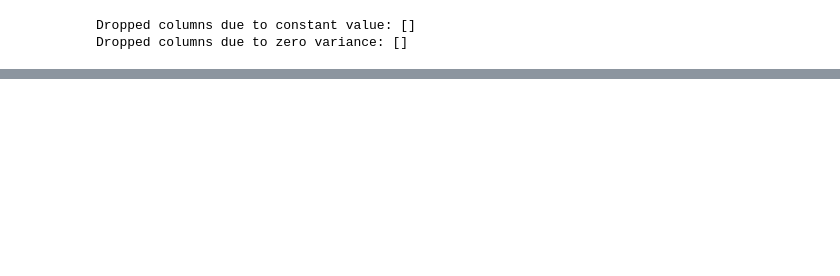
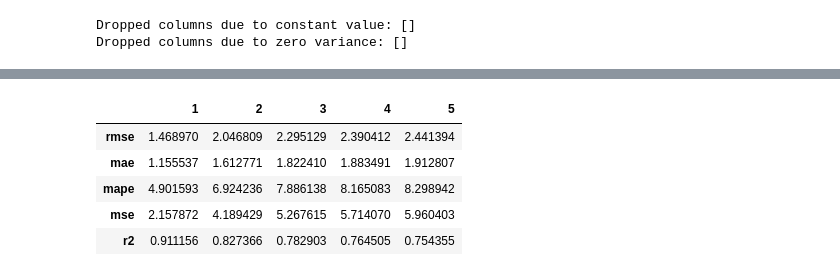
Before and after one commit to NgocHoa04/machine_learning_project, a Jupyter notebook: notebooks/test_2.ipynb, the cells around one changed output, grey strips where cells are left out. Saved outputs shown, nothing was run; the diff lists cells and outputs as text; code cells hidden in the pictures; blank space fills up the shorter version.

```diff
--- a/notebooks/test_2.ipynb
+++ b/notebooks/test_2.ipynb
@@ -22,0 +25,7 @@ df = pd.read_csv(r'C:\Assigment\2025-2026\Machine Learning\machine_learning_proj
+# %%
+df_hourly = pd.read_csv(r'C:\Assigment\2025-2026\Machine Learning\machine_learning_project\dataset\raw\Hanoi_Hourly_Selected.csv')
+train_dataset_h, test_dataset_h = before_model.train_test_split_hourly(df_hourly)
+before_model_hourly = before_model.before_model_pipeline_hourly
+before_model_hourly.fit(train_dataset_h)
+train_dataset_h = before_model_hourly.transform(train_dataset_h)
+test_dataset_h = before_model_hourly.transform(test_dataset_h)
@@ -561,10 +1091,11 @@ XGBoost_pipeline = MultiHorizonWalkForwardOptuna_XGBoost_Pipeline(
     feature_cols=[col for col in train_dataset.columns if col not in ["datetime", "temp", "temp_next", "datetime_next"]],
     n_splits=5,
     test_size=365,
-    mode="rolling",
+    mode="expanding",
     horizons=(1, 2, 3, 4, 5)
 )
 # %%
 XGBoost_pipeline.add_target_shifts()
 XGBoost_pipeline.create_walkforward_folds()
-XGBoost_pipeline.run_optuna(n_trials=10)
+# %%
+XGBoost_pipeline.run_optuna(n_trials=100)
@@ -580,0 +1259,9 @@ test_metrics = XGBoost_pipeline.evaluate_final_models(test_df_shifted)
+# %%
+pd.DataFrame(test_metrics)
+# %% [output]
+|  | 1 | 2 | 3 | 4 | 5 |
+| rmse | 1.468970 | 2.046809 | 2.295129 | 2.390412 | 2.441394 |
+| mae | 1.155537 | 1.612771 | 1.822410 | 1.883491 | 1.912807 |
+| mape | 4.901593 | 6.924236 | 7.886138 | 8.165083 | 8.298942 |
+| mse | 2.157872 | 4.189429 | 5.267615 | 5.714070 | 5.960403 |
+| r2 | 0.911156 | 0.827366 | 0.782903 | 0.764505 | 0.754355 |
```
Also changed, not shown: parts of 20 cells of this notebook, 5 other files.
